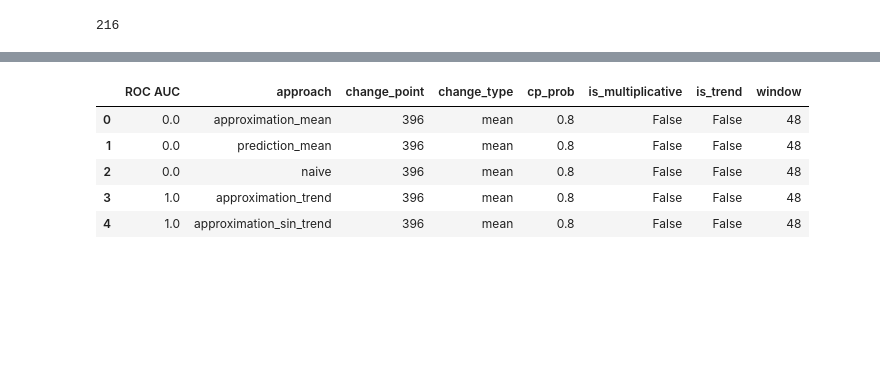
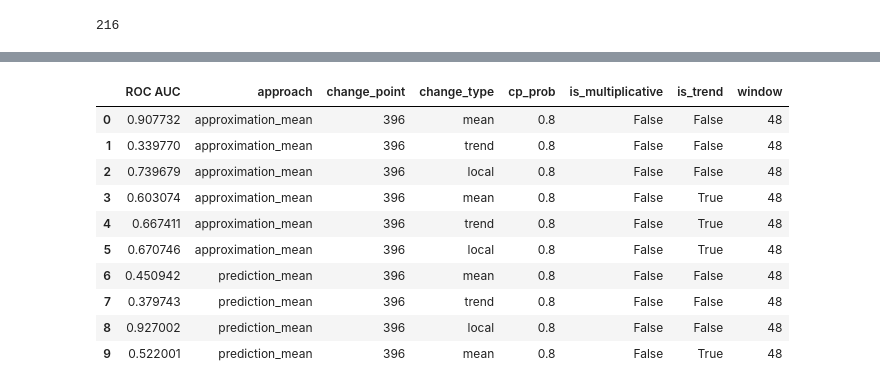
Before and after one commit to Klimmy/nir-ssa, a Jupyter notebook: 3rd semester/Pipeline 2.ipynb, the cells around one changed output, grey strips where cells are left out. Drawn from its saved outputs; the diff is of its cells as text; code cells hidden in the pictures; blank space fills up the shorter version.

```diff
--- a/3rd semester/Pipeline 2.ipynb
+++ b/3rd semester/Pipeline 2.ipynb
@@ -750,0 +1088,3 @@ len(WINDOWS)*len(IS_TRENDS)*len(CHANGE_TYPES)*len(APPROACHES)
+# %%
+predicted[np.isnan(predicted) == False] = 1
+predicted[np.isnan(predicted) == True] = 0
@@ -750,0 +1219,5 @@ len(WINDOWS)*len(IS_TRENDS)*len(CHANGE_TYPES)*len(APPROACHES)
+# %%
+%%time
+for i in range(100):
+    t_generated = data_generator()
+    t_cp_1 = prediction_sin_insight_trend(t_generated[0], 48)
@@ -750,0 +1231,4 @@ len(WINDOWS)*len(IS_TRENDS)*len(CHANGE_TYPES)*len(APPROACHES)
+# %%
+%%time
+with Pool() as p:
+    t_cp_1 = p.map(prediction_sin_insight_trend,range(100))
@@ -751,7 +1792,7 @@ len(WINDOWS)*len(IS_TRENDS)*len(CHANGE_TYPES)*len(APPROACHES)
 # %%
 %%time
 
-ITERATIONS = 1
+ITERATIONS = 100
 CP_PROB = 0.8
 IS_MULTIPLICATIVE = False
 CHANGE_POINT = 396
@@ -788,7 +1829,7 @@ for WINDOW in WINDOWS:
                                                               change_point = CHANGE_POINT
                                                                        )
 
-                df_cp = pd.DataFrame({'actual': actual, 'predicted': predicted, 'threshold': thresholds})
+#                 df_cp = pd.DataFrame({'actual': actual, 'predicted': predicted, 'threshold': thresholds})
 
                 precision = []
                 recall = []
@@ -796,26 +1837,30 @@ for WINDOW in WINDOWS:
                 average_delay = []
                 # test = []
                 for tr in threshold_list:
-                    cp_result = cp_quality(df_cp.loc[df_cp['threshold'] == tr, 'actual'],
-                                           df_cp.loc[df_cp['threshold'] == tr, 'predicted']
-                                          )
-                    if sum(cp_result[0][:,1]) == 0:
+                    cp_result = confusion_matrix(
+                                    (np.isnan(actual[thresholds == tr]) == False)*1,
+                                    (np.isnan(predicted[thresholds == tr]) == False)*1
+                                )
+#                     cp_result = cp_quality(df_cp.loc[df_cp['threshold'] == tr, 'actual'],
+#                                            df_cp.loc[df_cp['threshold'] == tr, 'predicted']
+#                                           )
+                    if sum(cp_result[:,1]) == 0:
                         precision.append(1)
                     else:
-                        precision.append(cp_result[0][1,1]/sum(cp_result[0][:,1]))
+                        precision.append(cp_result[1,1]/sum(cp_result[:,1]))
 
-                    if sum(cp_result[0][1,:]) == 0:
+                    if sum(cp_result[1,:]) == 0:
                         recall.append(1)
                     else:
-                        recall.append(cp_result[0][1,1]/sum(cp_result[0][1,:]))
+                        recall.append(cp_result[1,1]/sum(cp_result[1,:]))
 
-                    if sum(cp_result[0][0,:]) == 0:
+                    if sum(cp_result[0,:]) == 0:
                         specificity.append(1)
                     else:
-                        specificity.append(cp_result[0][0,0]/sum(cp_result[0][0,:]))
+                        specificity.append(cp_result[0,0]/sum(cp_result[0,:]))
 
-                    if cp_result[1]:
-                        average_delay.append(np.mean(cp_result[1]))
+#                     if cp_result[1]:
+#                         average_delay.append(np.mean(cp_result[1]))
 
                 unspecificity = [1-x for x in specificity]
 
@@ -854,12 +1899,17 @@ Wall time: 30min 58s
 # %%
-df_results.head()
+df_results.head(10)
 # %% [output]
 |  | ROC AUC | approach | change_point | change_type | cp_prob | is_multiplicative | is_trend | window |
-| 0 | 0.0 | approximation_mean | 396 | mean | 0.8 | False | False | 48 |
-| 1 | 0.0 | prediction_mean | 396 | mean | 0.8 | False | False | 48 |
-| 2 | 0.0 | naive | 396 | mean | 0.8 | False | False | 48 |
-| 3 | 1.0 | approximation_trend | 396 | mean | 0.8 | False | False | 48 |
-| 4 | 1.0 | approximation_sin_trend | 396 | mean | 0.8 | False | False | 48 |
+| 0 | 0.907732 | approximation_mean | 396 | mean | 0.8 | False | False | 48 |
+| 1 | 0.339770 | approximation_mean | 396 | trend | 0.8 | False | False | 48 |
+| 2 | 0.739679 | approximation_mean | 396 | local | 0.8 | False | False | 48 |
+| 3 | 0.603074 | approximation_mean | 396 | mean | 0.8 | False | True | 48 |
+| 4 | 0.667411 | approximation_mean | 396 | trend | 0.8 | False | True | 48 |
+| 5 | 0.670746 | approximation_mean | 396 | local | 0.8 | False | True | 48 |
+| 6 | 0.450942 | prediction_mean | 396 | mean | 0.8 | False | False | 48 |
+| 7 | 0.379743 | prediction_mean | 396 | trend | 0.8 | False | False | 48 |
+| 8 | 0.927002 | prediction_mean | 396 | local | 0.8 | False | False | 48 |
+| 9 | 0.522001 | prediction_mean | 396 | mean | 0.8 | False | True | 48 |
 # %%
 df_pivot = df_results.pivot_table(['ROC AUC'],
                          ['is_multiplicative',
```
Also changed, not shown: parts of 100 cells of this notebook.
